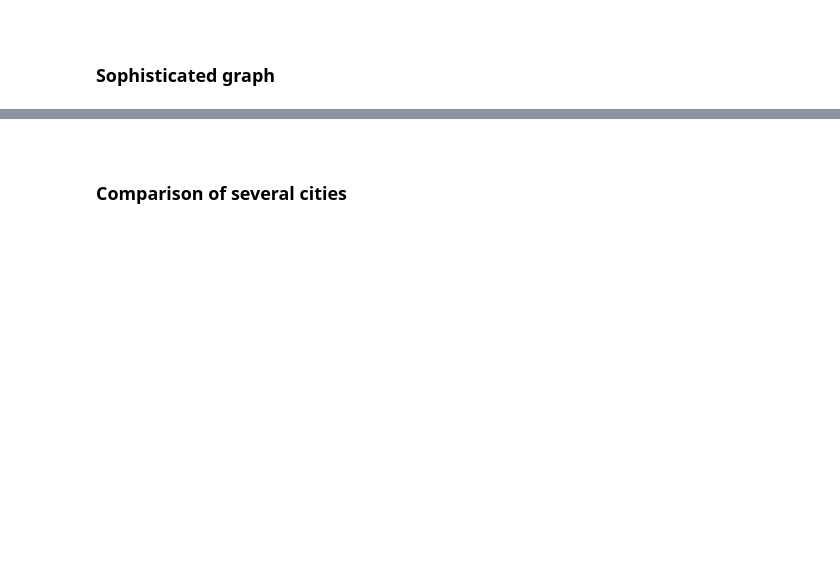
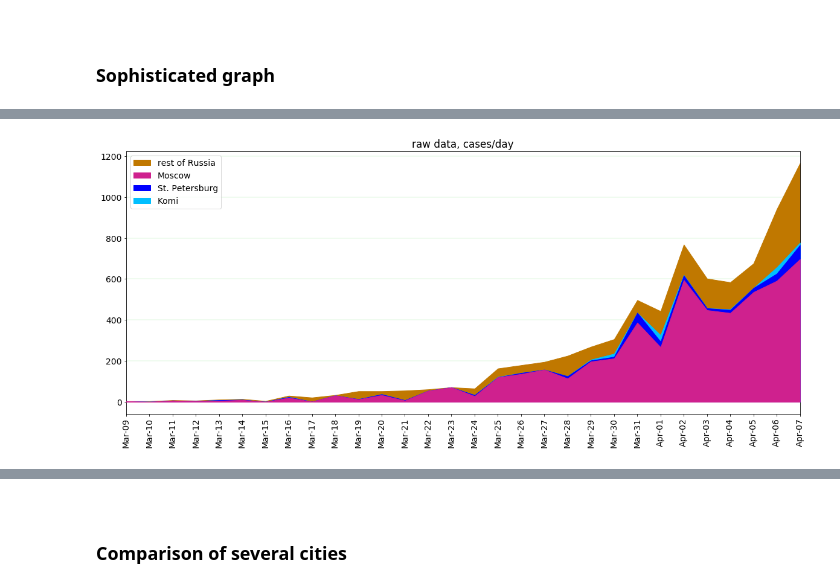
Before and after one commit to Lady3mlnm/analysis_of_different_data, a Jupyter notebook: Spread_of_COVID-19_(country).ipynb, the cells around one changed output, grey strips where cells are left out. Drawn from its saved outputs; the diff is of its cells as text; code cells hidden in the pictures; blank space fills up the shorter version.

```diff
--- a/Spread_of_COVID-19_(country).ipynb
+++ b/Spread_of_COVID-19_(country).ipynb
@@ -275,0 +276,84 @@ build_graph_sophisticated(data_dynamics, ['Russia', 'Moscow', 'St. Petersburg',
+# %%
+# modyfication of previous code block to show filled plots
+def build_graph_sophisticated(df, territories, number_of_days=30, last_date_max=datetime.date.today()):
+
+    # calculate the last and the first date for displaying
+    last_date = df[df['Territory'].isin(territories)] \
+                      .groupby(['Territory']) \
+                      .max() \
+                      ['Date'].max()
+    last_date = min(last_date, last_date_max)
+
+    first_date = df[df['Territory'].isin(territories)] \
+                      .groupby(['Territory']) \
+                      .min() \
+                      ['Date'].min()
+    first_date = max(first_date, last_date + datetime.timedelta(days=-number_of_days+1))
+
+
+    # create combined DataFrame with info about each territory
+    df_combined = df[df['Territory'] == territories[0]] \
+                    [['Date', 'Confirmed']] \
+                    .set_index('Date') \
+                    .rename(columns={'Confirmed': territories[0]})
+
+    for territory in territories[1:]:
+        df_ter = df[df['Territory'] == territory] \
+                   [['Date', 'Confirmed']] \
+                   .set_index('Date') \
+                   .rename(columns={'Confirmed': territory})
+        df_combined = pd.concat([df_combined, df_ter], axis='columns', sort=False)
+
+    df_combined = df_combined.sort_index() \
+                             .fillna(0) \
+                             .astype('int')
+
+
+    # create variety of df_combined with smoothed data for the second graph
+    def smooth_column_values(column):
+        ls = list(column)
+        lng = len(ls)
+
+        smoothed_values = []
+
+        smoothed_values.append(round((ls[0]*2 + ls[1]) / 3, 2))
+        smoothed_values.extend([round((ls[i-1] + ls[i] + ls[i+1]) / 3, 2) for i in range(1, lng-1)])
+        smoothed_values.append(round((ls[lng-2] + ls[lng-1]*2) / 3, 2))
+
+        return smoothed_values
+
+    df_combined_smoothed = df_combined.copy()
+    for col_name in territories:
+        df_combined_smoothed[col_name] = smooth_column_values(df_combined_smoothed[col_name])
+
+
+    # create and show graph with raw and smoothed data
+    def create_and_show_graph(df, *, title_name = None):
+        df = df[(df.index >= first_date) &
+                (df.index <= last_date)]
+
+        colors_city = ['#CF218E', 'blue', 'deepskyblue', 'yellow', 'green']
+
+        plt.margins(x=0)
+        plt.xticks(rotation='vertical')
+        plt.grid(axis='y', color='limegreen', linewidth=0.15, zorder = 1)
+
+        plt.fill_between(df.index.strftime('%b-%d'), df[territories[0]],
+                         color='#C07800', zorder = 2, label=f'rest of {territories[0]}')
+
+        for i, territory in enumerate(territories[1:], 2):
+            plt.fill_between(df.index.strftime('%b-%d'), df[territories[1:i]].sum(axis=1),
+                color=colors_city[i-2], zorder = 10-i, label=territory)
+
+        plt.legend(loc='upper left')
+        plt.title(title_name)
+        plt.show()
+
+    create_and_show_graph(df_combined, title_name='raw data, cases/day')
+    create_and_show_graph(df_combined_smoothed, title_name='smoothed data, cases/day')
+
+
+# datetime.datetime(2020, 3, 25)   # date = datetime.date.today()
+build_graph_sophisticated(data_dynamics, ['Russia', 'Moscow', 'St. Petersburg', 'Komi'], 30)
+# %% [output]
+[figure, added]
```
Also changed, not shown: parts of 11 cells of this notebook, 1 other file.
